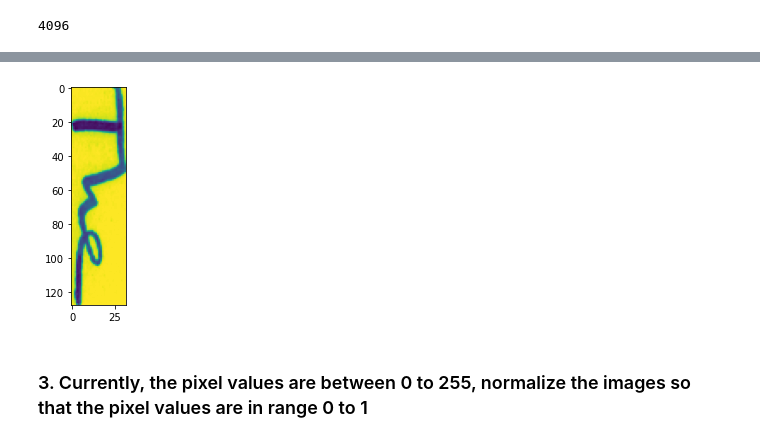
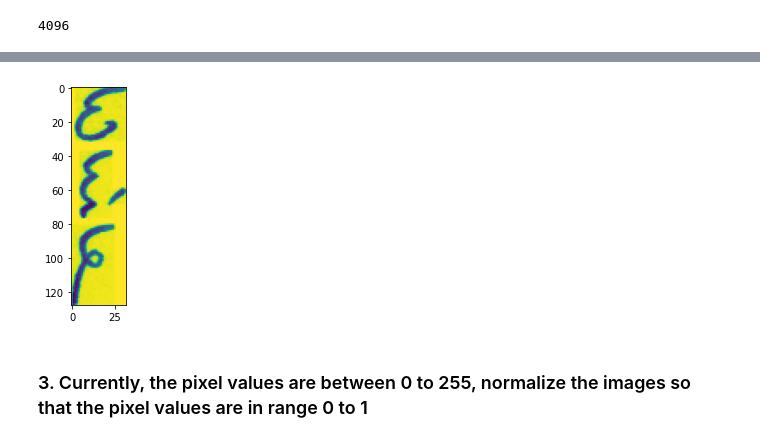
Before and after one commit to prabhavithreddy/Python_AI_ML, a Jupyter notebook: Edureka/PGP AIML/MidTermProject_2/Solution.ipynb, the cells around one changed output, grey strips where cells are left out. Saved outputs shown, nothing was run; the diff lists cells and outputs as text; code cells hidden in the pictures.

```diff
--- a/Edureka/PGP AIML/MidTermProject_2/Solution.ipynb
+++ b/Edureka/PGP AIML/MidTermProject_2/Solution.ipynb
@@ -194,5 +194,6 @@ df['Image'].apply(lambda x: prod(x.shape)).min()
 # %% [output]
 4096
 # %%
+df = df.reset_index(drop=True)
 df.head()
 # %% [output]
@@ -207,9 +208,9 @@ def show_image(image):
     plt.imshow(image)
     plt.show()
 # %%
-show_image(df['Image'][0])
+show_image(df['Image'][1])
 # %% [output]
-[figure, old version]
+[figure, new version]
 # %% [markdown]
 ### 3. Currently, the pixel values are between 0 to 255, normalize the images so that the pixel values are in range 0 to 1
 # %%
```
Also changed, not shown: parts of 20 cells of this notebook.
